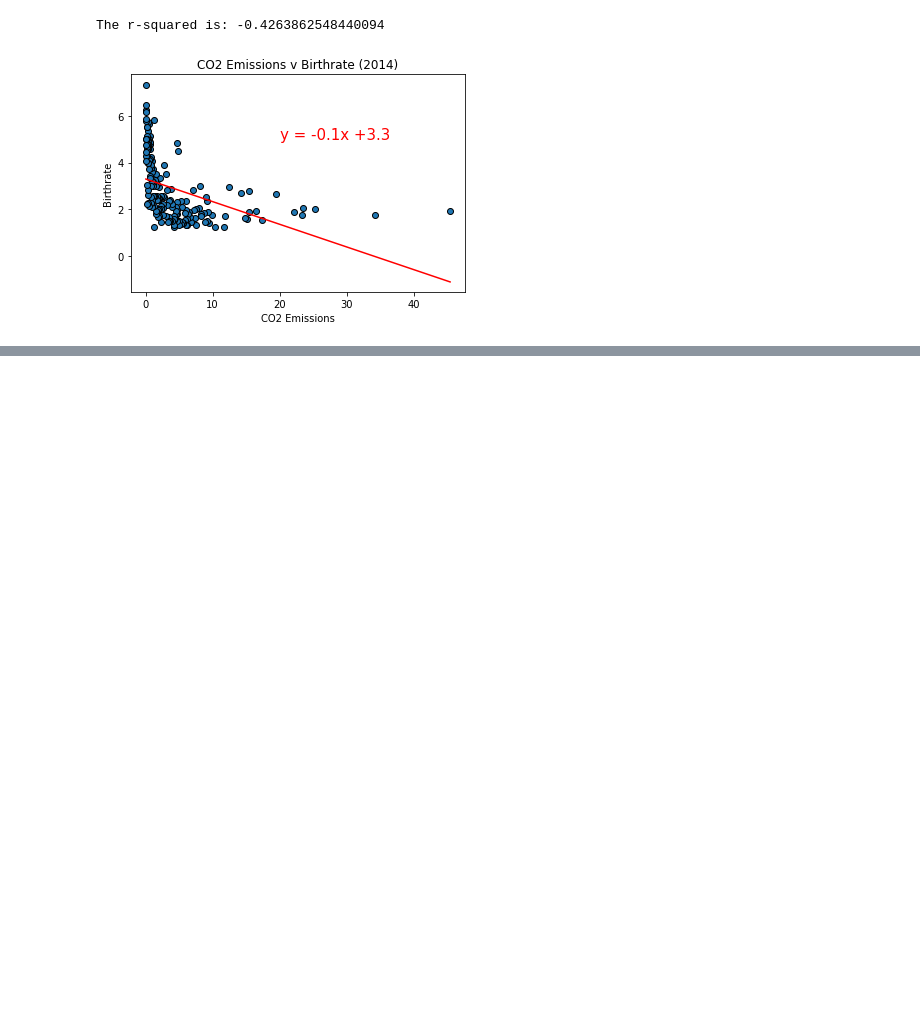
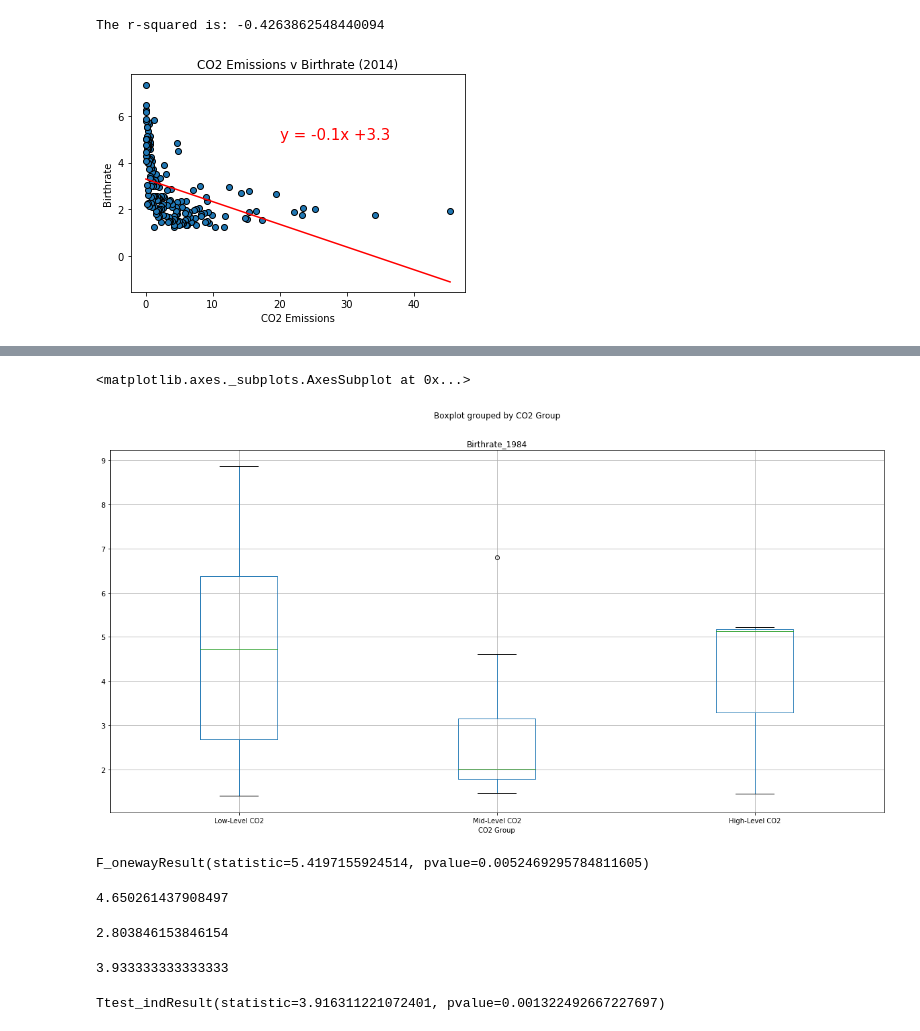
Before and after one commit to VallieTracy/project-one, a Jupyter notebook: Final Jupyter Notebook .ipynb, the cells around one changed output, grey strips where cells are left out. Cells and saved outputs as stored; diff of their text form; code cells hidden in the pictures; blank space fills up the shorter version.

```diff
--- a/Final Jupyter Notebook .ipynb
+++ b/Final Jupyter Notebook .ipynb
@@ -455,0 +533,15 @@ The r-squared is: -0.4263862548440094
+# %%
+# running anova and independent t-tests (1984 co2 v birthrate)
+
+# create bins to place the carbon emissions
+bins = [0, 12.06, 24.08, 36.2]
+
+# create labels for the bins
+group_labels = ["Low-Level CO2", "Mid-Level CO2", "High-Level CO2"]
+
+# slice the data and place it into bins
+pd.cut(df_1984["1984 CO2 Emissions"], bins, labels=group_labels)
+
+# place the data series into a new column inside of the DataFrame
+df_1984["CO2 Group"] = pd.cut(df_1984["1984 CO2 Emissions"], bins, labels=group_labels)
+df_1984.head()
@@ -455,0 +555,43 @@ The r-squared is: -0.4263862548440094
+# %%
+# anova (co2 v birthrate, 1984)
+
+# create a boxplot to compare means
+df_1984.boxplot("Birthrate_1984", by="CO2 Group", figsize=(20, 10))
+# %% [output]
+<matplotlib.axes._subplots.AxesSubplot at 0x...>
+[figure, added]
+# %%
+# extract individual groups
+group1 = df_1984[df_1984["CO2 Group"] == "Low-Level CO2"]["Birthrate_1984"]
+group2 = df_1984[df_1984["CO2 Group"] == "Mid-Level CO2"]["Birthrate_1984"]
+group3 = df_1984[df_1984["CO2 Group"] == "High-Level CO2"]["Birthrate_1984"]
+
+# perform the anova
+stats.f_oneway(group1, group2, group3)
+# %% [output]
+F_onewayResult(statistic=5.4197155924514, pvalue=0.0052469295784811605)
+# %%
+# independent t-test
+
+# calculate the 'population' mean for birthrate in lowest co2 group (year 1984)
+population1 = df_1984[df_1984["CO2 Group"] == "Low-Level CO2"]
+population1.Birthrate_1984.mean()
+# %% [output]
+4.650261437908497
+# %%
+# calculate the 'population' mean for birthrate in mid co2 group (year 1984)
+population2 = df_1984[df_1984["CO2 Group"] == "Mid-Level CO2"]
+population2.Birthrate_1984.mean()
+# %% [output]
+2.803846153846154
+# %%
+# calculate the 'population' mean for birthrate in highest co2 group (year 1984)
+population3 = df_1984[df_1984["CO2 Group"] == "High-Level CO2"]
+population3.Birthrate_1984.mean()
+# %% [output]
+3.933333333333333
+# %%
+#calculate independent (two sample) t-test, low v mid (1984)
+stats.ttest_ind(population1.Birthrate_1984, population2.Birthrate_1984, equal_var=False)
+# %% [output]
+Ttest_indResult(statistic=3.916311221072401, pvalue=0.001322492667227697)
```
Also changed, not shown: parts of 12 cells of this notebook.
